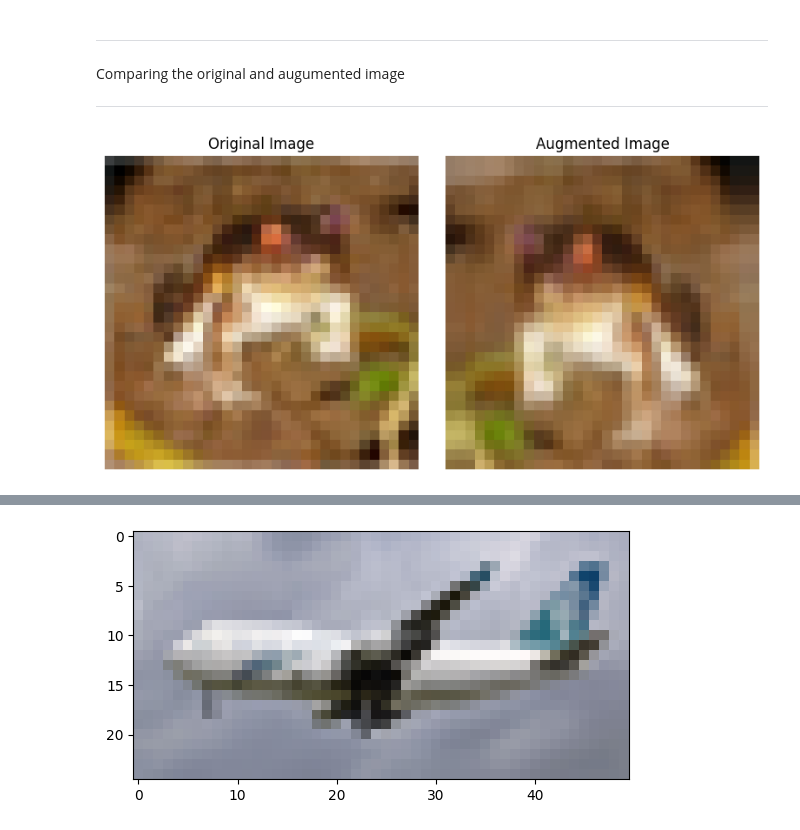
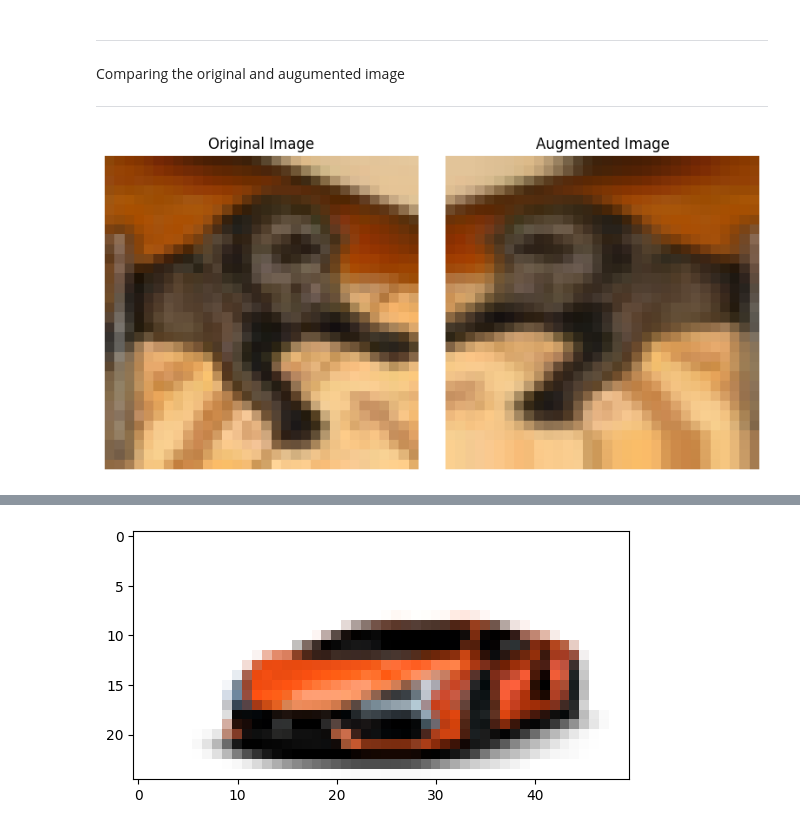
Before and after one commit to AkshitMital/CIFAR-10-Image-Classification, a Jupyter notebook: CIFAR_10_Classification.ipynb, the cells around one changed output, grey strips where cells are left out. Cells and saved outputs as stored; diff of their text form; code cells hidden in the pictures.

```diff
--- a/CIFAR_10_Classification.ipynb
+++ b/CIFAR_10_Classification.ipynb
@@ -266,7 +267,7 @@ fig.show()
 Comparing the original and augumented image
 ***
 # %%
-index = 0
+index = 56
 
 original_image = X_train[index]
 augmented_image = data_augmentation.random_transform(original_image)
@@ -286,16 +287,16 @@ plt.axis('off')
 plt.tight_layout()
 plt.show()
 # %% [output]
-[figure, old version]
+[figure, new version]
 # %%
-random_url = "https://cdn.britannica.com/41/123141-050-E6229449/Air-New-Zealand-Boeing-747-400.jpg"
+random_url = "https://www.lamborghini.com/sites/it-en/files/DAM/lamborghini/facelift_2019/homepage/families-gallery/2023/revuelto/revuelto_m.png"
 
 res = request.urlopen(random_url).read()
 Sample_Image = Image.open(BytesIO(res)).resize((50,25))
 
 plt.imshow(Sample_Image)
 
-random_path = tf.keras.utils.get_file('airplane',origin = random_url)
+random_path = tf.keras.utils.get_file('dbcjdc',origin = random_url)
 
 img = keras.preprocessing.image.load_img(
     random_path, target_size=(32, 32)
@@ -318 +319 @@ This image most likely belongs to Airplane with a 100.00 percent confidence.
-[figure, old version]
+[figure, new version]
```
Also changed, not shown: parts of 6 cells of this notebook.
